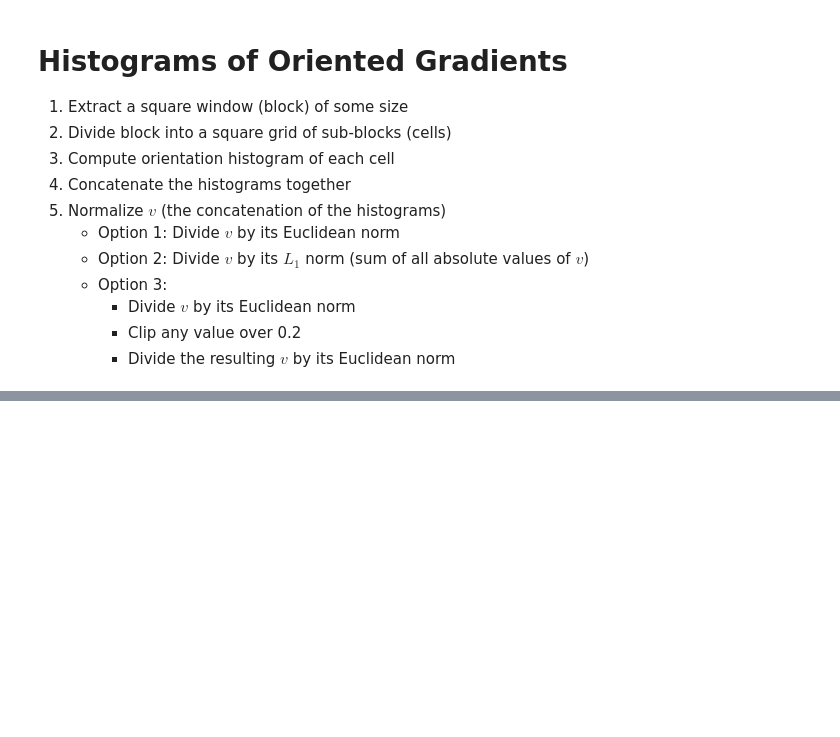
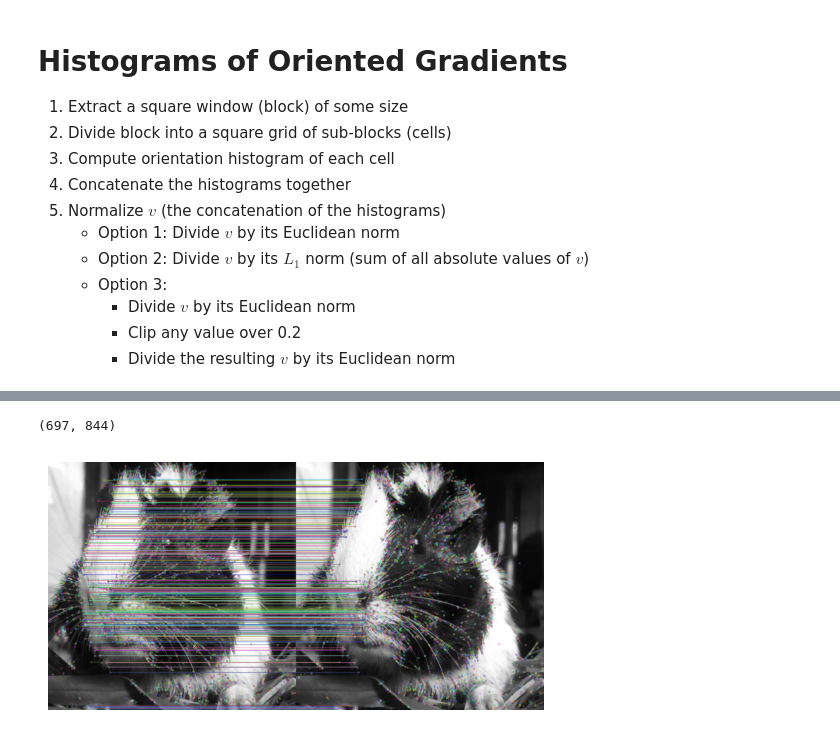
Before and after one commit to DRobinson4105/learning-portfolio, a Jupyter notebook: MachineLearning/ComputerVision/Features.ipynb, the cells around one changed output, grey strips where cells are left out. Cells and saved outputs as stored; diff of their text form; code cells hidden in the pictures; blank space fills up the shorter version.

```diff
--- a/MachineLearning/ComputerVision/Features.ipynb
+++ b/MachineLearning/ComputerVision/Features.ipynb
@@ -229,3 +235,27 @@ plt.show()
 Automatic Scale Selection
 - Function responses for increasing scale (map different scales to the function results and the highest function result has the best scale)
 - Function can be 2nd derivative of Gaussian (Laplacian of Gaussian)
+# %%
+sift = cv2.SIFT.create()
+bf = cv2.BFMatcher(cv2.NORM_L2, crossCheck=True)
+
+img1 = cv2.imread("img3.png", cv2.IMREAD_GRAYSCALE)
+print(img1.shape)
+img1 = cv2.resize(img1, (1024, 1024))
+img2 = cv2.imread("img3.png", cv2.IMREAD_GRAYSCALE)
+img2 = cv2.resize(img2, (1024, 1024))
+
+keypoints1, descriptors1 = sift.detectAndCompute(img1, None)
+keypoints2, descriptors2 = sift.detectAndCompute(img2, None)
+
+matches = bf.match(descriptors1, descriptors2)
+matches = sorted(matches, key = lambda x:x.distance)
+
+img3 = cv2.drawMatches(img1, keypoints1, img2, keypoints2, matches[300:600], img2)
+
+plt.imshow(img3, cmap='gray')
+plt.axis('off')
+plt.show()
+# %% [output]
+(697, 844)
+[figure, added]
```
Also changed, not shown: parts of 8 cells of this notebook, 3 other files.
